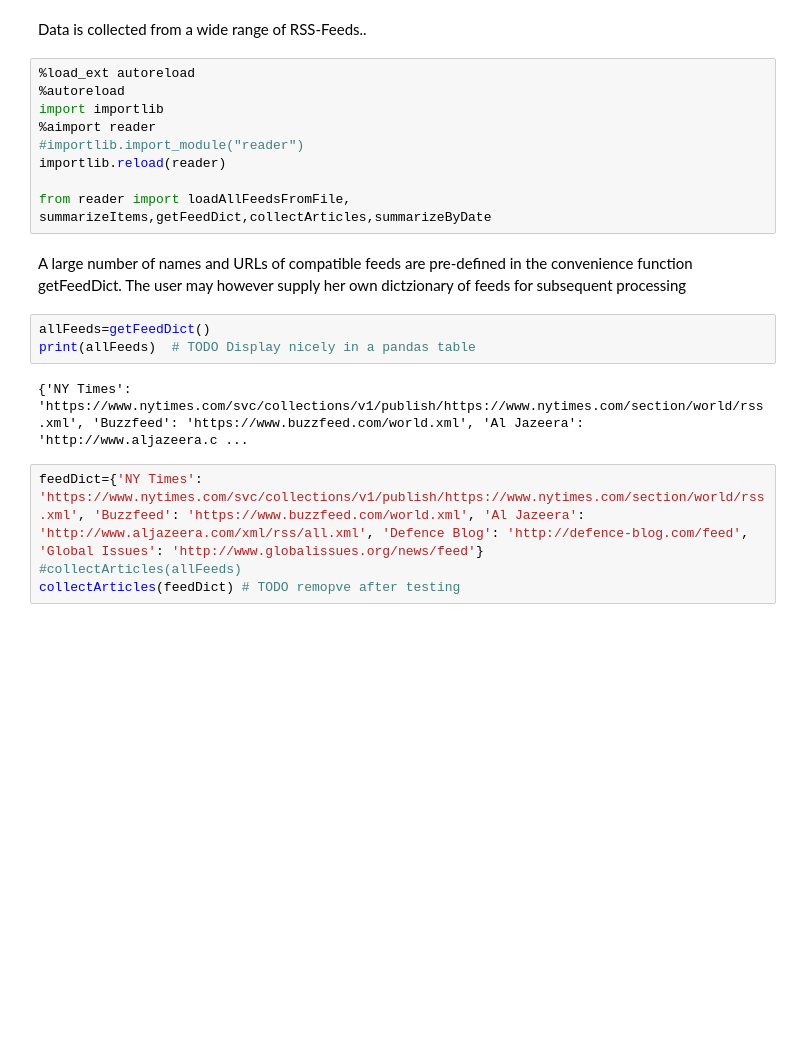
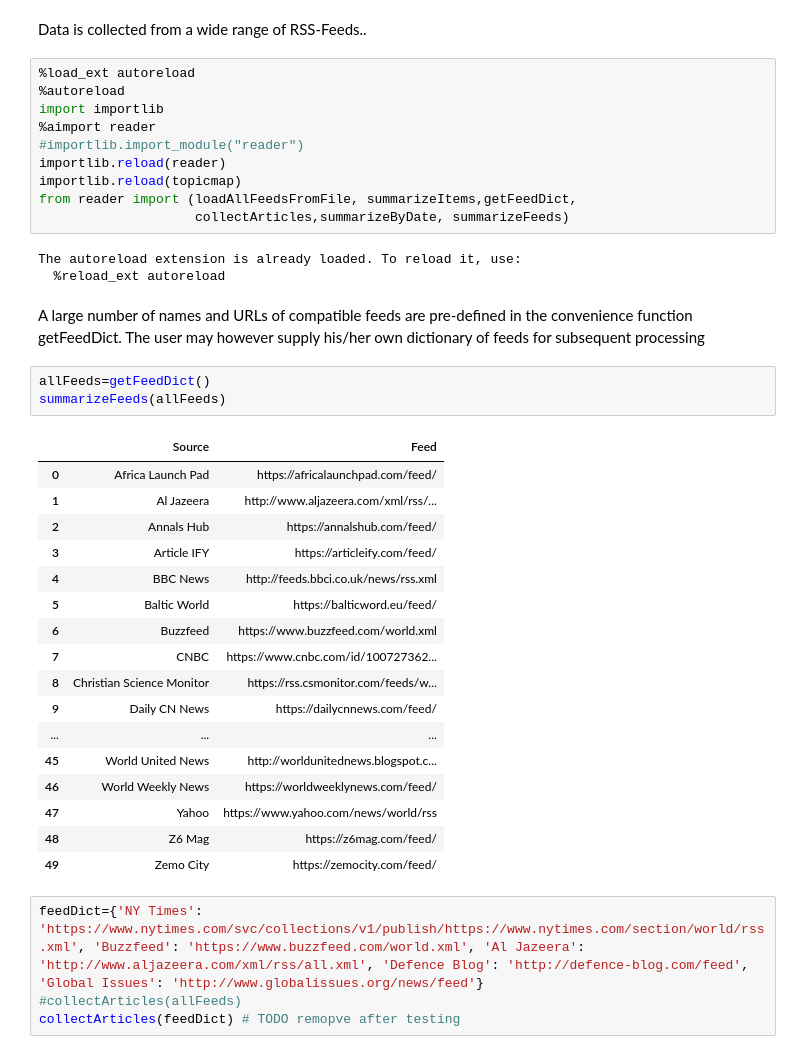
Before and after one commit to jb-diplom/UvA-Papers, a Jupyter notebook: bigdata/project/RSSNewsIdentification.ipynb, the cells around one changed output. Cells and saved outputs as stored; diff of their text form; blank space fills up the shorter version.

```diff
--- a/bigdata/project/RSSNewsIdentification.ipynb
+++ b/bigdata/project/RSSNewsIdentification.ipynb
@@ -14,15 +14,35 @@ import importlib
 %aimport reader
 #importlib.import_module("reader")
 importlib.reload(reader)
-
-from reader import loadAllFeedsFromFile, summarizeItems,getFeedDict,collectArticles,summarizeByDate
+importlib.reload(topicmap)
+from reader import (loadAllFeedsFromFile, summarizeItems,getFeedDict,
+                    collectArticles,summarizeByDate, summarizeFeeds)
+# %% [output]
+The autoreload extension is already loaded. To reload it, use:
+  %reload_ext autoreload
 # %% [markdown]
-A large number of names and URLs of  compatible feeds are pre-defined in the convenience function getFeedDict. The user may however supply her own dictzionary of feeds for subsequent processing
+A large number of names and URLs of  compatible feeds are pre-defined in the convenience function getFeedDict. The user may however supply his/her own dictionary of feeds for subsequent processing
-# %%
-allFeeds=getFeedDict()
-print(allFeeds)  # TODO Display nicely in a pandas table
-# %% [output]
-{'NY Times': 'https://www.nytimes.com/svc/collections/v1/publish/https://www.nytimes.com/section/world/rss.xml', 'Buzzfeed': 'https://www.buzzfeed.com/world.xml', 'Al Jazeera': 'http://www.aljazeera.c ...
+# %%
+allFeeds=getFeedDict()
+summarizeFeeds(allFeeds)
+# %% [output]
+|  | Source | Feed |
+| 0 | Africa Launch Pad | https://africalaunchpad.com/feed/ |
+| 1 | Al Jazeera | http://www.aljazeera.com/xml/rss/... |
+| 2 | Annals Hub | https://annalshub.com/feed/ |
+| 3 | Article IFY | https://articleify.com/feed/ |
+| 4 | BBC News | http://feeds.bbci.co.uk/news/rss.xml |
+| 5 | Baltic World | https://balticword.eu/feed/ |
+| 6 | Buzzfeed | https://www.buzzfeed.com/world.xml |
+| 7 | CNBC | https://www.cnbc.com/id/100727362... |
+| 8 | Christian Science Monitor | https://rss.csmonitor.com/feeds/w... |
+| 9 | Daily CN News | https://dailycnnews.com/feed/ |
+| ... | ... | ... |
+| 45 | World United News | http://worldunitednews.blogspot.c... |
+| 46 | World Weekly News | https://worldweeklynews.com/feed/ |
+| 47 | Yahoo | https://www.yahoo.com/news/world/rss |
+| 48 | Z6 Mag | https://z6mag.com/feed/ |
+| 49 | Zemo City | https://zemocity.com/feed/ |
 # %%
 feedDict={'NY Times': 'https://www.nytimes.com/svc/collections/v1/publish/https://www.nytimes.com/section/world/rss.xml', 'Buzzfeed': 'https://www.buzzfeed.com/world.xml', 'Al Jazeera': 'http://www.aljazeera.com/xml/rss/all.xml', 'Defence Blog': 'http://defence-blog.com/feed', 'Global Issues': 'http://www.globalissues.org/news/feed'}
 #collectArticles(allFeeds)
```
Also changed, not shown: parts of 9 cells of this notebook, 9 other files.
